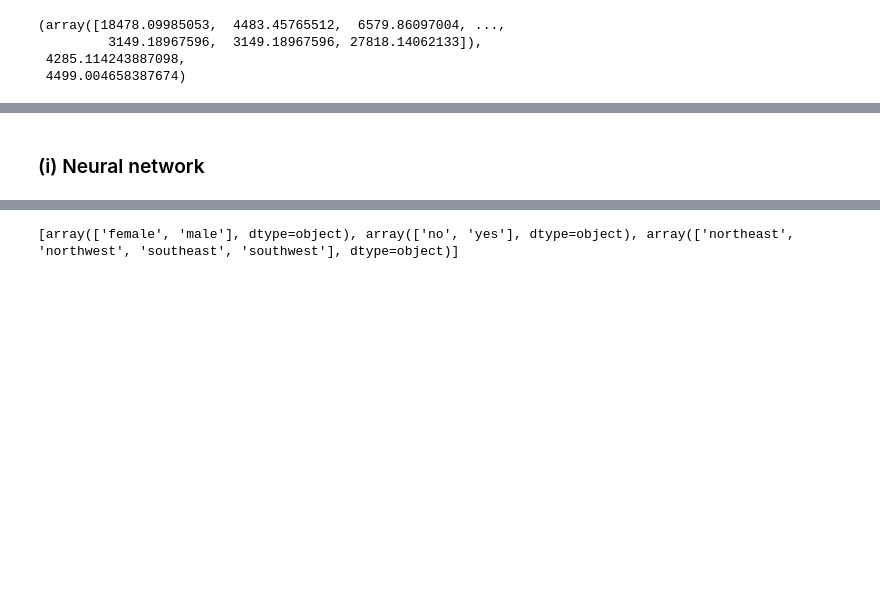
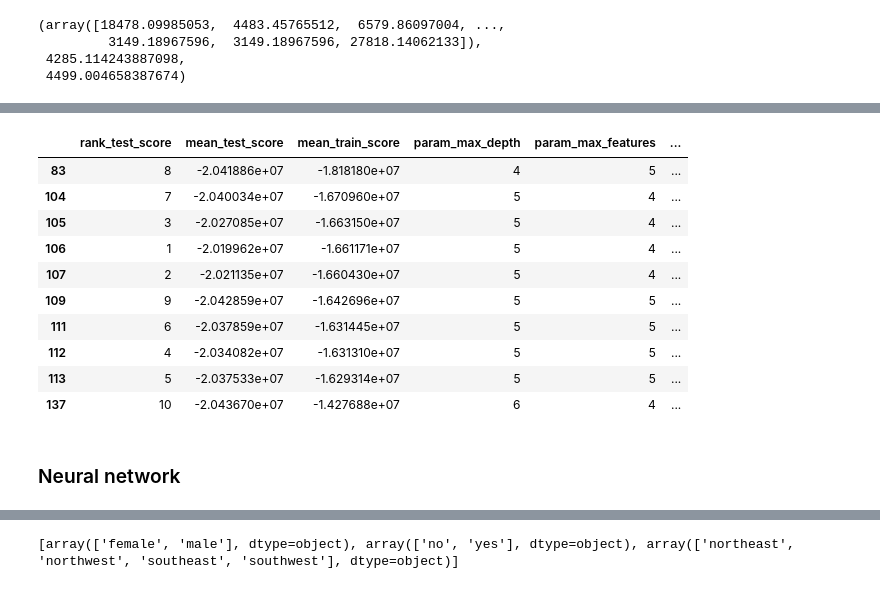
Before and after one commit to ruizhi92/ECE219-Large-Scale-Data-Mining, a Jupyter notebook: project4_regression/Project_4_Zeyu_dataset3.ipynb, the cells around one changed output, grey strips where cells are left out. Saved outputs shown, nothing was run; the diff lists cells and outputs as text; code cells hidden in the pictures; blank space fills up the shorter version.

```diff
--- a/project4_regression/Project_4_Zeyu_dataset3.ipynb
+++ b/project4_regression/Project_4_Zeyu_dataset3.ipynb
@@ -447,0 +449,8 @@ RMSE for test data= 4499.004658387674
+# %%
+parameters = {'n_estimators': [10, 20, 50, 100, 150, 200],
+              'max_depth': [2, 3, 4, 5, 6],
+              'max_features': [2, 3, 4, 5, 6]}
+clf1 = GridSearchCV(RandomForestRegressor(bootstrap=True,random_state=42),
+                   parameters, cv=10, scoring='neg_mean_squared_error',
+                   iid=True,return_train_score=True)
+clf1.fit(X, y)
@@ -448,5 +469,31 @@ RMSE for test data= 4499.004658387674
+# %%
+### load the model and show results
+# clf1 = pickle.load(open('clf_rf.sav', 'rb'))
+# pd.DataFrame(clf1.cv_results_)
+# clf1 = joblib.load('clf_rf_skl.sav')
+# pd.DataFrame(clf1.cv_results_)
+
+CVres = pd.DataFrame(clf1.cv_results_)
+CVres[['rank_test_score',
+       'mean_test_score',
+       'mean_train_score',
+       'param_max_depth',
+       'param_max_features',
+       'param_n_estimators']][CVres['rank_test_score']<=10]
+# %% [output]
+|  | rank_test_score | mean_test_score | mean_train_score | param_max_depth | param_max_features | ... |
+| 83 | 8 | -2.041886e+07 | -1.818180e+07 | 4 | 5 | ... |
+| 104 | 7 | -2.040034e+07 | -1.670960e+07 | 5 | 4 | ... |
+| 105 | 3 | -2.027085e+07 | -1.663150e+07 | 5 | 4 | ... |
+| 106 | 1 | -2.019962e+07 | -1.661171e+07 | 5 | 4 | ... |
+| 107 | 2 | -2.021135e+07 | -1.660430e+07 | 5 | 4 | ... |
+| 109 | 9 | -2.042859e+07 | -1.642696e+07 | 5 | 5 | ... |
+| 111 | 6 | -2.037859e+07 | -1.631445e+07 | 5 | 5 | ... |
+| 112 | 4 | -2.034082e+07 | -1.631310e+07 | 5 | 5 | ... |
+| 113 | 5 | -2.037533e+07 | -1.629314e+07 | 5 | 5 | ... |
+| 137 | 10 | -2.043670e+07 | -1.427688e+07 | 6 | 4 | ... |
 # %% [markdown]
-### (i) Neural network
+### Neural network
 # %%
 # One-hot encoding on categorical features
 X = preprocess1.fit_transform(df[ft0])
```
Also changed, not shown: parts of 19 cells of this notebook, 6 other files.
